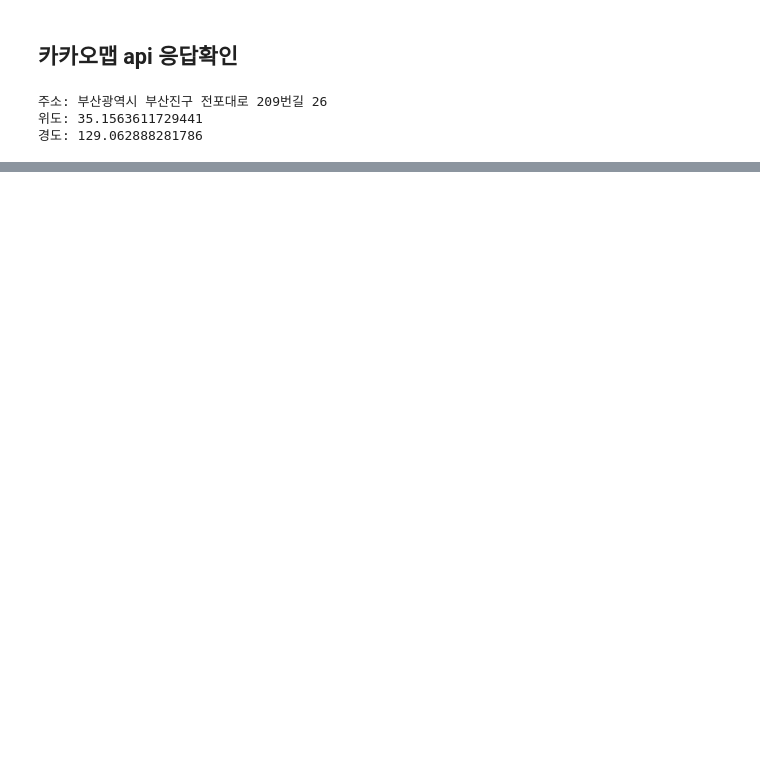
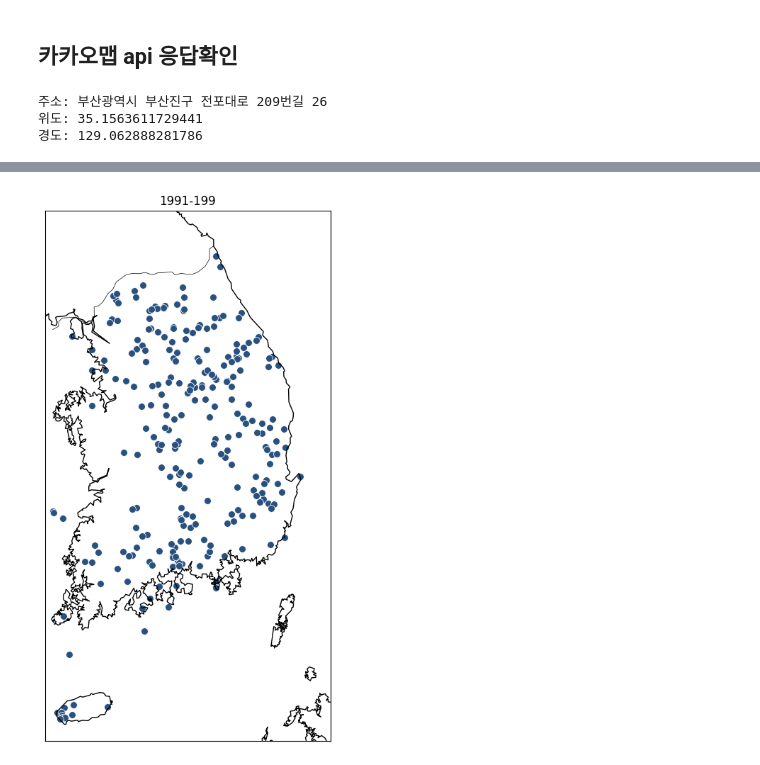
Before and after one commit to LYZAcell/data_study, a Jupyter notebook: 데이터저널/데저)위경도_추출.ipynb, the cells around one changed output, grey strips where cells are left out. Saved outputs shown, nothing was run; the diff lists cells and outputs as text; code cells hidden in the pictures; blank space fills up the shorter version.

```diff
--- a/데이터저널/데저)위경도_추출.ipynb
+++ b/데이터저널/데저)위경도_추출.ipynb
@@ -236,0 +332,3 @@ df
+# %%
+total_df = pd.read_csv("./폐교데이터_위경도완(전체).csv", encoding = "cp949")
+total_df["폐교연도"]
@@ -236,0 +405,17 @@ df
+# %%
+# 조건에 따라 데이터를 필터링하는 함수
+def filter_data_by_year(df, start_year, end_year):
+    return df[(df['폐교연도'] >= start_year) & (df['폐교연도'] <= end_year)]
+
+# 각 범위별로 피벗 테이블을 생성
+pivot0590 = filter_data_by_year(total_df, 1905, 1990)
+pivot9195 = filter_data_by_year(total_df, 1991, 1995)
+pivot9600 = filter_data_by_year(total_df, 1996, 2000)
+pivot0105 = filter_data_by_year(total_df, 2001, 2005)
+pivot0610 = filter_data_by_year(total_df, 2006, 2010)
+pivot1115 = filter_data_by_year(total_df, 2011, 2015)
+pivot1620 = filter_data_by_year(total_df, 2016, 2020)
+pivot2124 = filter_data_by_year(total_df, 2021, 2024)
+
+# 결과 출력
+pivot2124
@@ -236,0 +456,40 @@ df
+# %%
+import matplotlib.pyplot as plt
+from mpl_toolkits.basemap import Basemap
+import seaborn as sns
+
+# 그리드 끄기
+#
+
+# Basemap을 사용해 지도 그리기
+plt.figure(figsize=(12, 8))
+
+# 남한 지도만 보이도록 범위 설정
+m = Basemap(
+    llcrnrlon=126,  # 왼쪽 경도
+    llcrnrlat=33,   # 아래쪽 위도
+    urcrnrlon=130,  # 오른쪽 경도
+    urcrnrlat=39,   # 위쪽 위도
+    resolution='i', # 지도 해상도 (intermediate)
+    projection='merc'  # Mercator 투영법
+)
+
+# 지도에 해안선과 국가 경계선을 추가
+m.drawcoastlines()
+m.drawcountries()
+
+
+# 위경도 데이터를 지도에 플로팅 (경도와 위도 변환)
+longitudes = pivot9195['경도'].values
+latitudes = pivot9195['위도'].values
+x, y = m(longitudes, latitudes)  # 위도와 경도를 Basemap 좌표로 변환
+
+# 위경도 데이터를 시각화 (색상을 학교급구분명으로 구분)
+sns.scatterplot(x=x, y=y,s=50, color = '#295180')
+
+# 제목 및 설정
+plt.title('1991-199')
+plt.tight_layout()
+plt.show()
+# %% [output]
+[figure, added]
```
Also changed, not shown: parts of 43 cells of this notebook.
